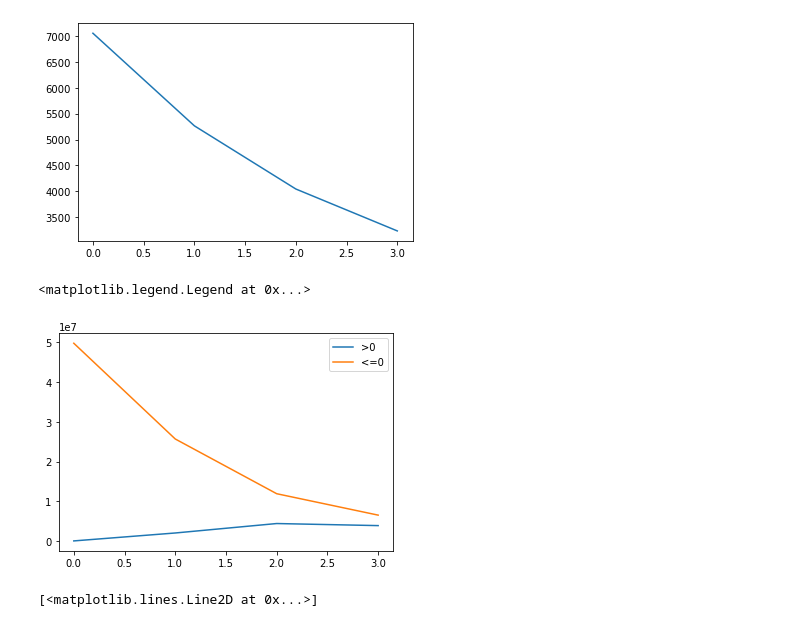
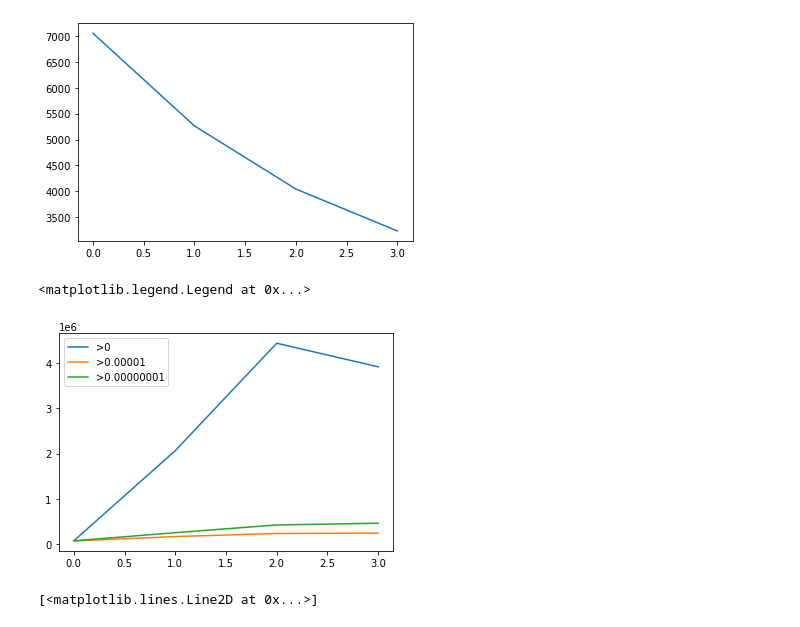
Before and after one commit to Noskario/github-upload, a Jupyter notebook: vizualisation_helper.ipynb, the cells around one changed output. Saved outputs shown, nothing was run; the diff lists cells and outputs as text; code cells hidden in the pictures.

```diff
--- a/vizualisation_helper.ipynb
+++ b/vizualisation_helper.ipynb
@@ -782,11 +807,13 @@ plt.plot([len(g100.roots),len(g1.roots),len(g2.roots),len(g3.roots)])
 [figure]
 # %%
 plt.plot([np.sum(a0>0),np.sum(a1>0),np.sum(a2>0),np.sum(a3>0)],label='>0')
-plt.plot([np.sum(a0<=0),np.sum(a1<=0),np.sum(a2<=0),np.sum(a3<=0)],label='<=0')
+plt.plot([np.sum(a0>0.00001),np.sum(a1>0.00001),np.sum(a2>0.00001),np.sum(a3>0.00001)],label='>0.00001')
+plt.plot([np.sum(a0>0.00000001),np.sum(a1>0.00000001),np.sum(a2>0.00000001),np.sum(a3>0.00000001)],label='>0.00000001')
+#plt.plot([np.sum(a0<=0),np.sum(a1<=0),np.sum(a2<=0),np.sum(a3<=0)],label='<=0')
 plt.legend()
 # %% [output]
 <matplotlib.legend.Legend at 0x...>
-[figure, old version]
+[figure, new version]
 # %%
 plt.plot([a0.max(),a1.max(),a2.max(),a3.max()])
 # %% [output]
```
Also changed, not shown: parts of 23 cells of this notebook, 2 other files.
